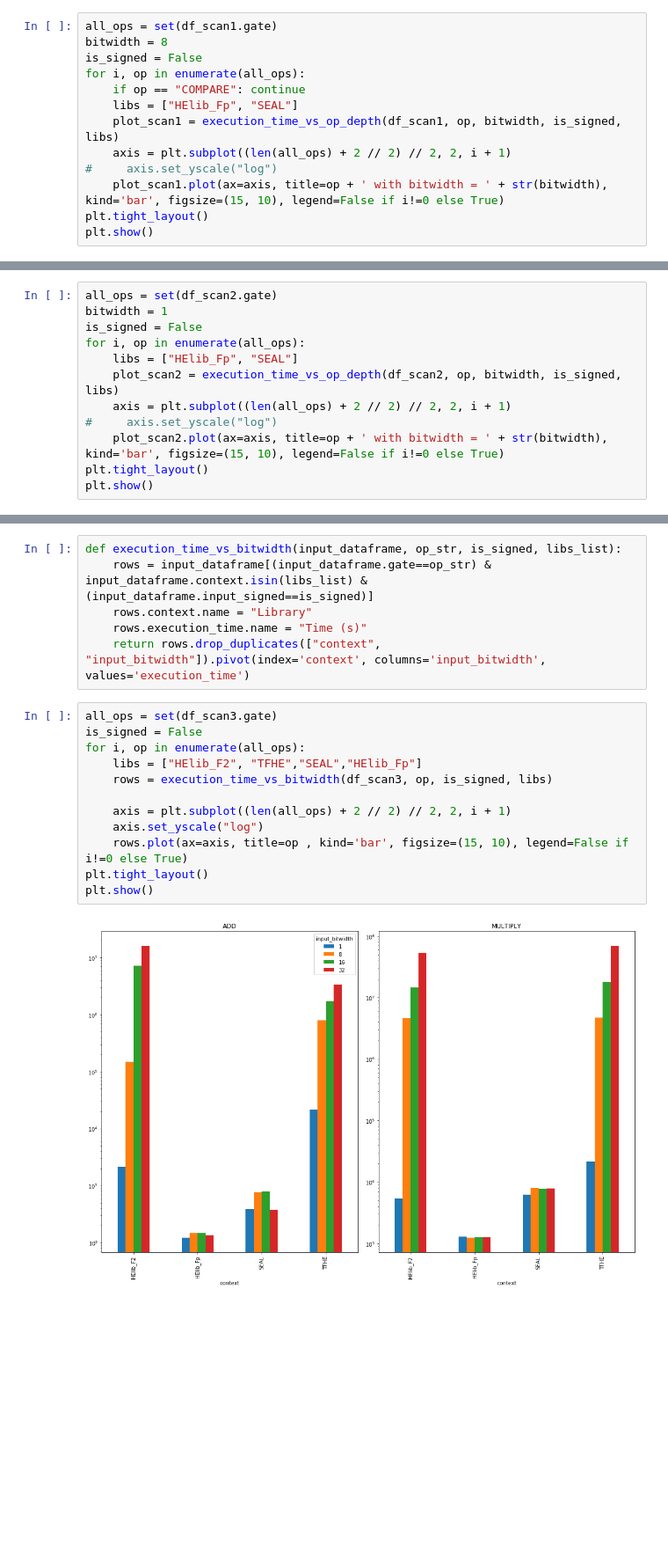
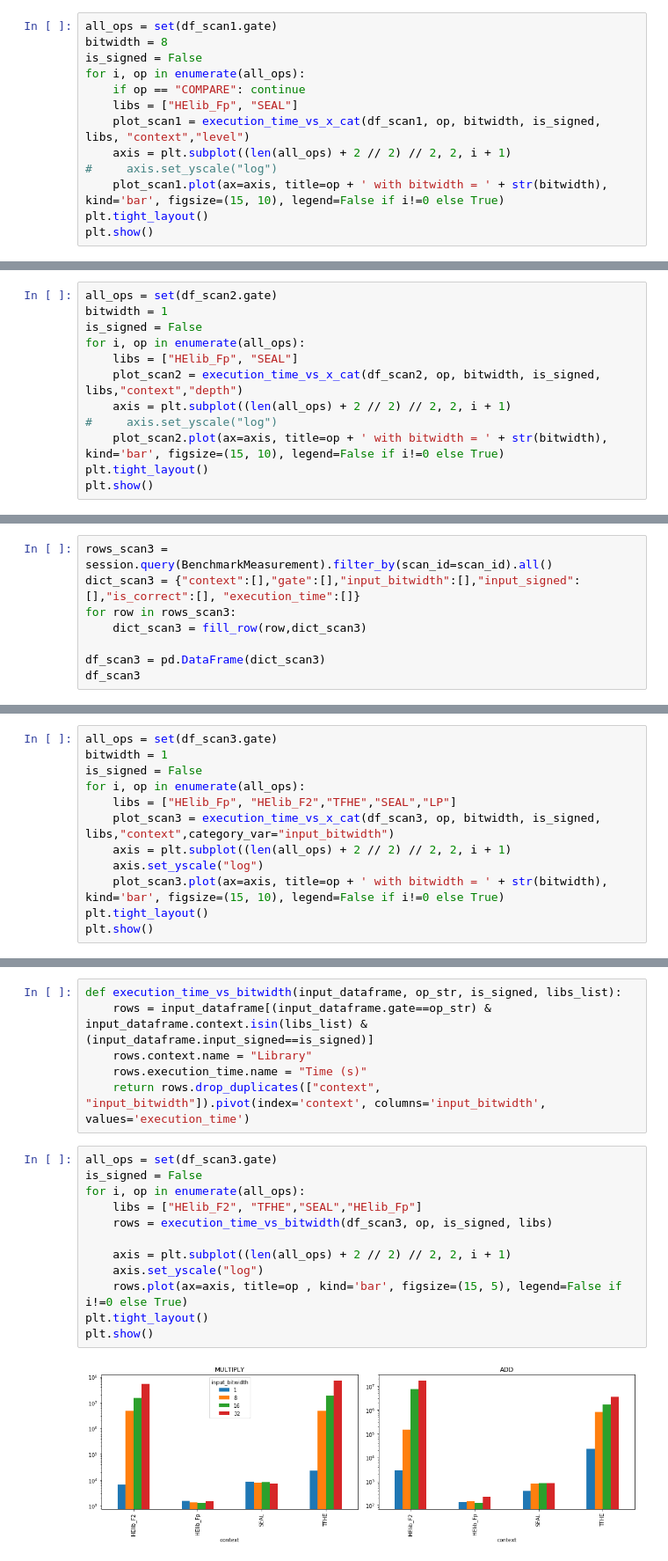
Before and after one commit to alan-turing-institute/SHEEP, a Jupyter notebook: frontend/notebooks/Low-level-benchmarks.ipynb, the cells around one changed output, grey strips where cells are left out. Shown at 88% size. Saved outputs shown, nothing was run; the diff lists cells and outputs as text; blank space fills up the shorter version.

Commit message:
update low-level benchmarks

```diff
--- a/frontend/notebooks/Low-level-benchmarks.ipynb
+++ b/frontend/notebooks/Low-level-benchmarks.ipynb
@@ -147,7 +168,7 @@ is_signed = False
 for i, op in enumerate(all_ops):
     if op == "COMPARE": continue
     libs = ["HElib_Fp", "SEAL"]
-    plot_scan1 = execution_time_vs_op_depth(df_scan1, op, bitwidth, is_signed, libs)
+    plot_scan1 = execution_time_vs_x_cat(df_scan1, op, bitwidth, is_signed, libs, "context","level")
     axis = plt.subplot((len(all_ops) + 2 // 2) // 2, 2, i + 1)
 #     axis.set_yscale("log")
     plot_scan1.plot(ax=axis, title=op + ' with bitwidth = ' + str(bitwidth), kind='bar', figsize=(15, 10), legend=False if i!=0 else True)
@@ -221,7 +243,7 @@ bitwidth = 1
 is_signed = False
 for i, op in enumerate(all_ops):
     libs = ["HElib_Fp", "SEAL"]
-    plot_scan2 = execution_time_vs_op_depth(df_scan2, op, bitwidth, is_signed, libs)
+    plot_scan2 = execution_time_vs_x_cat(df_scan2, op, bitwidth, is_signed, libs,"context","depth")
     axis = plt.subplot((len(all_ops) + 2 // 2) // 2, 2, i + 1)
 #     axis.set_yscale("log")
     plot_scan2.plot(ax=axis, title=op + ' with bitwidth = ' + str(bitwidth), kind='bar', figsize=(15, 10), legend=False if i!=0 else True)
@@ -233,0 +304,8 @@ We can see that we can do multiple iterations of most types of operation and sti
+# %%
+rows_scan3 = session.query(BenchmarkMeasurement).filter_by(scan_id=scan_id).all()
+dict_scan3 = {"context":[],"gate":[],"input_bitwidth":[],"input_signed":[],"is_correct":[], "execution_time":[]}
+for row in rows_scan3:
+    dict_scan3 = fill_row(row,dict_scan3)
+
+df_scan3 = pd.DataFrame(dict_scan3)
+df_scan3
@@ -233,0 +331,12 @@ We can see that we can do multiple iterations of most types of operation and sti
+# %%
+all_ops = set(df_scan3.gate)
+bitwidth = 1
+is_signed = False
+for i, op in enumerate(all_ops):
+    libs = ["HElib_Fp", "HElib_F2","TFHE","SEAL","LP"]
+    plot_scan3 = execution_time_vs_x_cat(df_scan3, op, bitwidth, is_signed, libs,"context",category_var="input_bitwidth")
+    axis = plt.subplot((len(all_ops) + 2 // 2) // 2, 2, i + 1)
+    axis.set_yscale("log")
+    plot_scan3.plot(ax=axis, title=op + ' with bitwidth = ' + str(bitwidth), kind='bar', figsize=(15, 10), legend=False if i!=0 else True)
+plt.tight_layout()
+plt.show()
@@ -311,14 +411,14 @@ def execution_time_vs_bitwidth(input_dataframe, op_str, is_signed, libs_list):
 # %%
 all_ops = set(df_scan3.gate)
 is_signed = False
 for i, op in enumerate(all_ops):
     libs = ["HElib_F2", "TFHE","SEAL","HElib_Fp"]
     rows = execution_time_vs_bitwidth(df_scan3, op, is_signed, libs)
 
     axis = plt.subplot((len(all_ops) + 2 // 2) // 2, 2, i + 1)
     axis.set_yscale("log")
-    rows.plot(ax=axis, title=op , kind='bar', figsize=(15, 10), legend=False if i!=0 else True)
+    rows.plot(ax=axis, title=op , kind='bar', figsize=(15, 5), legend=False if i!=0 else True)
 plt.tight_layout()
 plt.show()
 # %% [output]
-[figure, old version]
+[figure, new version]
```
Also changed, not shown: parts of 16 cells of this notebook, 1 other file.
